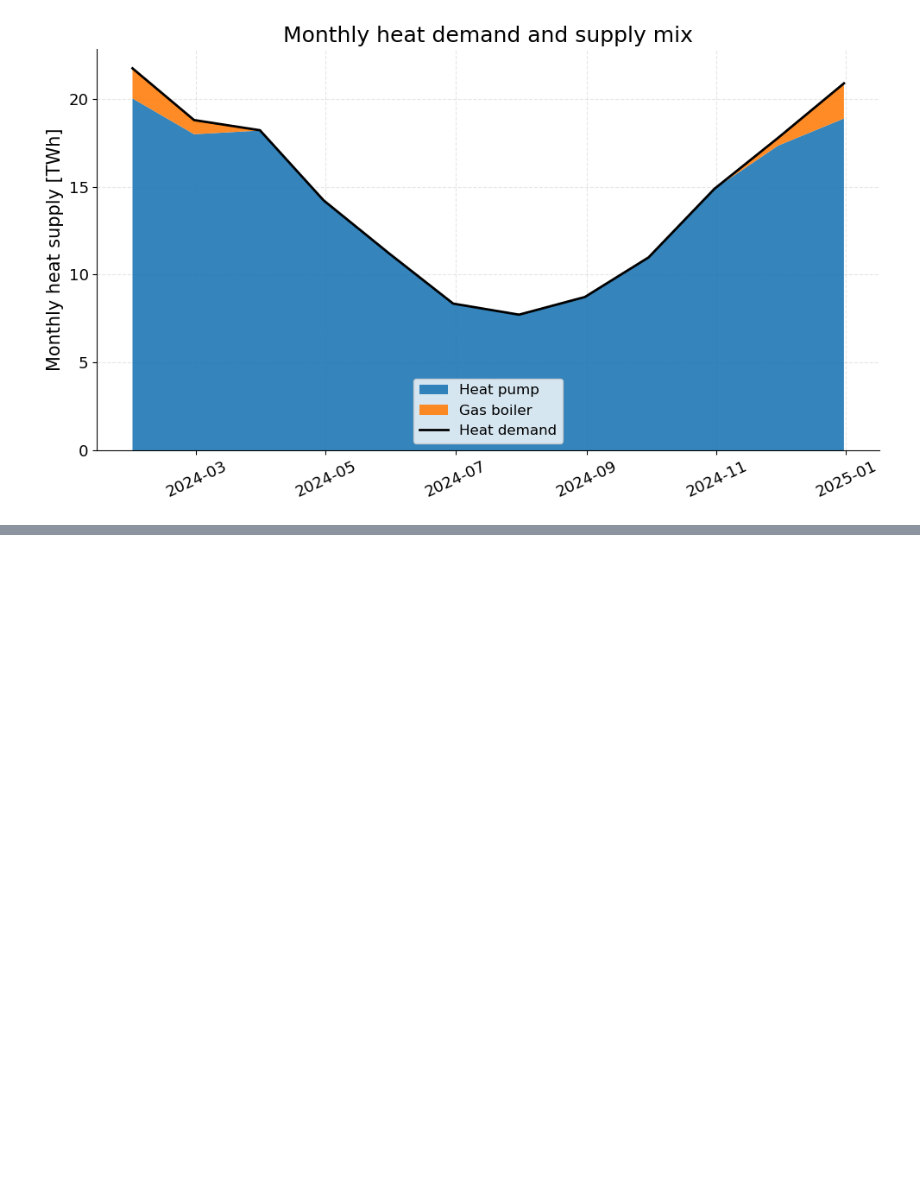
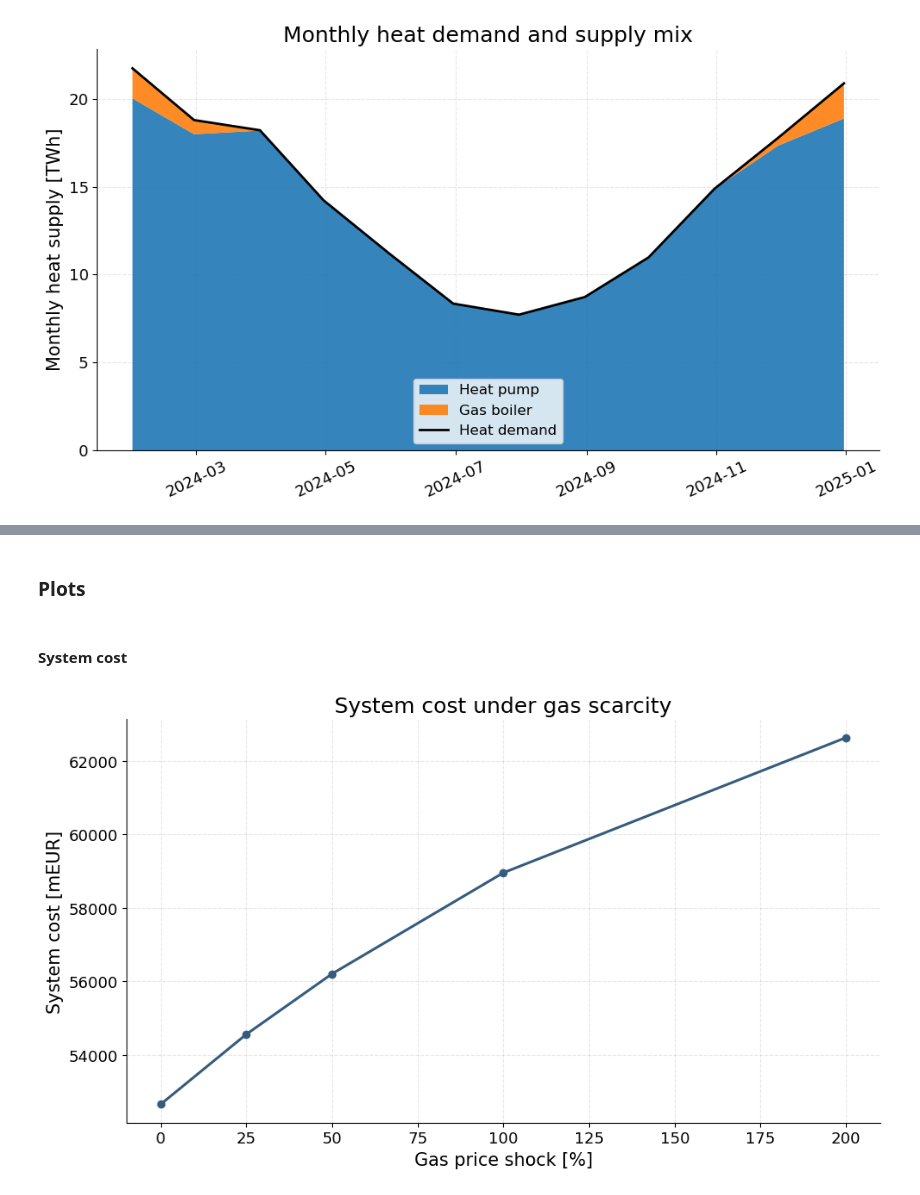
Before and after one commit to fortero23/Integrated_Energy_Grids, a Jupyter notebook: Modules/Assignment2.ipynb, the cells around one changed output, grey strips where cells are left out. Drawn from its saved outputs; the diff is of its cells as text; code cells hidden in the pictures; blank space fills up the shorter version.

```diff
--- a/Modules/Assignment2.ipynb
+++ b/Modules/Assignment2.ipynb
@@ -1671,0 +1695,26 @@ plt.show()
+# %%
+def build_methane_cost_scenario(shock_pct):
+    factor = 1.0 + shock_pct / 100.0
+    scenario_cost = {country: cost * factor for country, cost in baseline_methane_supply_cost.items()}
+    return factor, scenario_cost
+
+
+def extract_section_j_metrics(network, shock_pct, factor):
+    methane_supply = network.generators_t.p.filter(like="methane_supply")
+    total_methane_supply_mwh_th = float(methane_supply.sum().sum())
+
+    ocgt_dispatch = network.links_t.p1.filter(like="ocgt_")
+    total_gas_power_generation_mwh = float((-ocgt_dispatch).sum().sum())
+
+    return {
+        "gas_price_shock_pct": shock_pct,
+        "methane_cost_factor": factor,
+        "system_cost_eur": float(network.objective),
+        "wind_onshore_de_mw": float(network.generators.at["onshorewind_Germany", "p_nom_opt"]),
+        "wind_offshore_de_mw": float(network.generators.at["offshorewind_Germany", "p_nom_opt"]),
+        "solar_de_mw": float(network.generators.at["solar_Germany", "p_nom_opt"]),
+        "battery_de_mw": float(network.storage_units.at["battery_Germany", "p_nom_opt"]),
+        "ocgt_de_mw": float(network.links.at["ocgt_Germany", "p_nom_opt"] * network.links.at["ocgt_Germany", "efficiency"]),
+        "total_methane_supply_mwh_th": total_methane_supply_mwh_th,
+        "total_gas_power_generation_mwh": total_gas_power_generation_mwh,
+    }
@@ -1671,0 +1786,24 @@ plt.show()
+# %% [markdown]
+### Plots
+# %% [markdown]
+#### System cost
+# %%
+cost_scale, cost_unit = choose_scale(section_j_results_df["system_cost_eur"], "currency")
+fig, ax = plt.subplots(figsize=(10, 5.8))
+ax.plot(
+    section_j_results_df["gas_price_shock_pct"],
+    section_j_results_df["system_cost_eur"] / cost_scale,
+    marker="o",
+    linewidth=2.2,
+    markersize=6,
+    color="#355C7D",
+)
+ax.set_xlabel("Gas price shock [%]", fontsize=15)
+ax.set_ylabel(f"System cost [{cost_unit}]", fontsize=15)
+ax.set_title("System cost under gas scarcity", fontsize=18)
+style_axes(ax)
+fig.tight_layout()
+fig.savefig(PLOTS_DIR / "section_j_system_cost_vs_gas_shock.png", dpi=300)
+plt.show()
+# %% [output]
+[figure, added]
```
Also changed, not shown: parts of 9 cells of this notebook.
